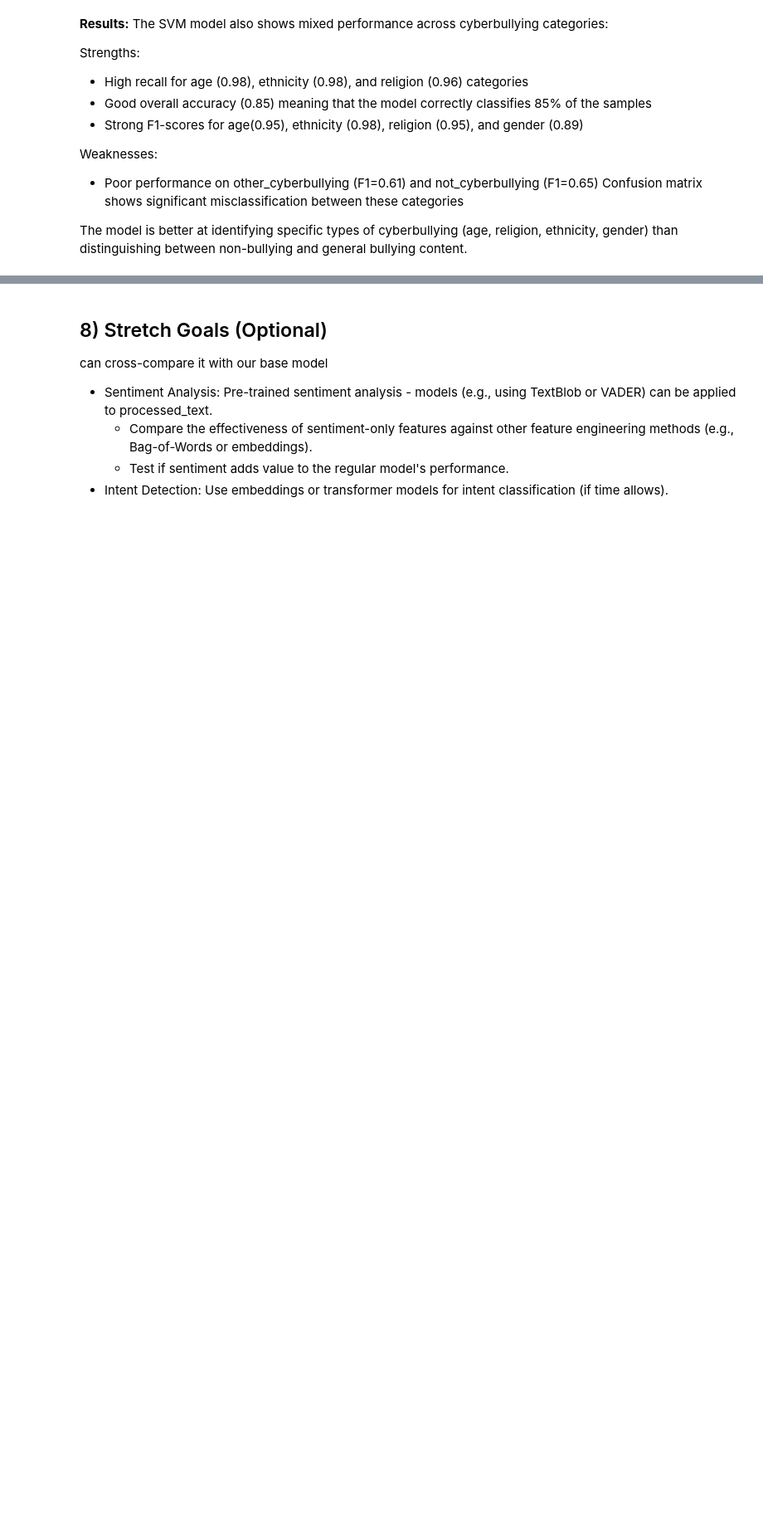
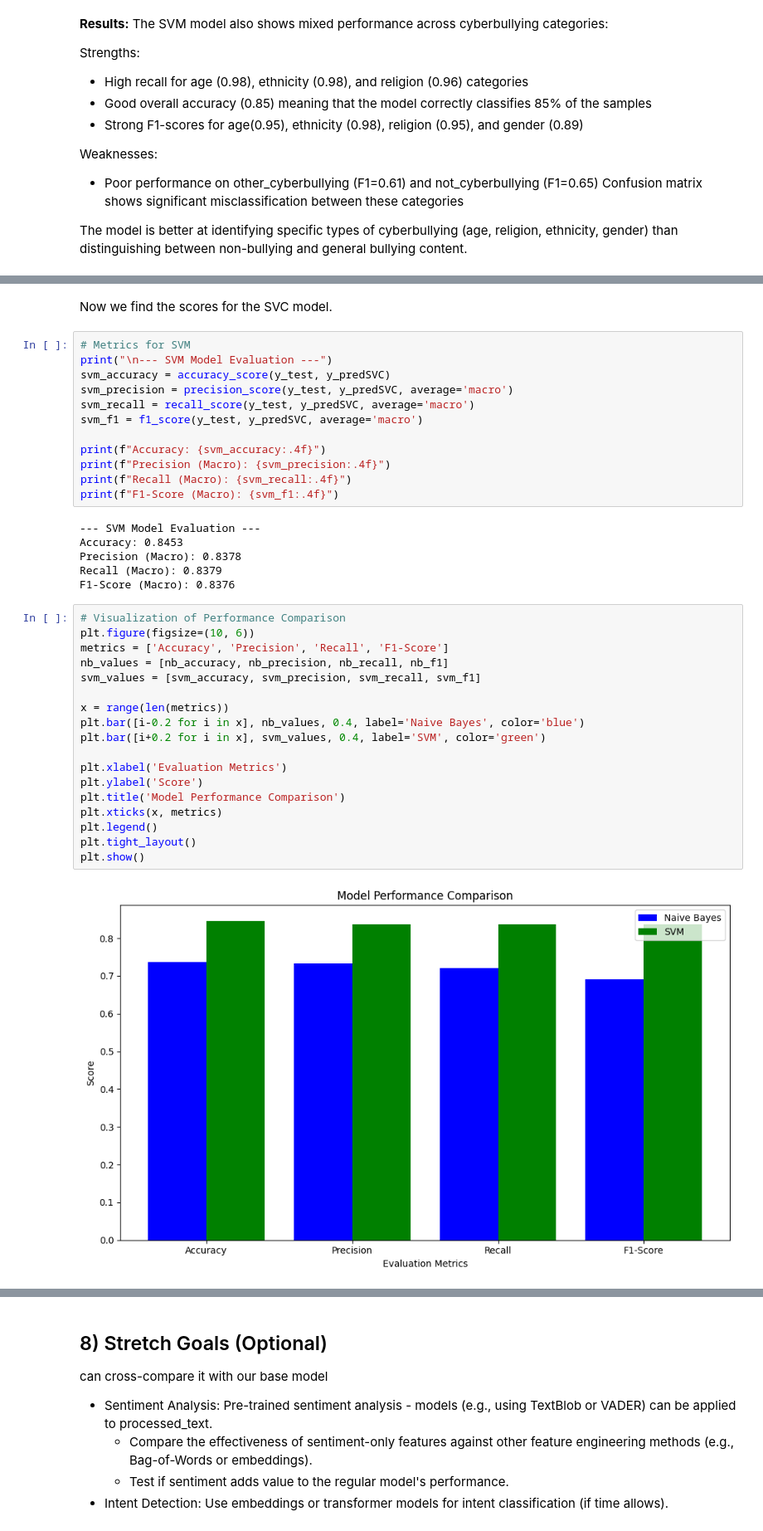
Before and after one commit to fmora22/cs412_project, a Jupyter notebook: cs412_project.ipynb, the cells around one changed output, grey strips where cells are left out. Shown at 83% size. Drawn from its saved outputs; the diff is of its cells as text; blank space fills up the shorter version.

```diff
--- a/cs412_project.ipynb
+++ b/cs412_project.ipynb
@@ -645,0 +681,40 @@ Confusion matrix for deeper insights.
+# %% [markdown]
+Now we find the scores for the SVC model.
+# %%
+# Metrics for SVM
+print("\n--- SVM Model Evaluation ---")
+svm_accuracy = accuracy_score(y_test, y_predSVC)
+svm_precision = precision_score(y_test, y_predSVC, average='macro')
+svm_recall = recall_score(y_test, y_predSVC, average='macro')
+svm_f1 = f1_score(y_test, y_predSVC, average='macro')
+
+print(f"Accuracy: {svm_accuracy:.4f}")
+print(f"Precision (Macro): {svm_precision:.4f}")
+print(f"Recall (Macro): {svm_recall:.4f}")
+print(f"F1-Score (Macro): {svm_f1:.4f}")
+# %% [output]
+--- SVM Model Evaluation ---
+Accuracy: 0.8453
+Precision (Macro): 0.8378
+Recall (Macro): 0.8379
+F1-Score (Macro): 0.8376
+# %%
+# Visualization of Performance Comparison
+plt.figure(figsize=(10, 6))
+metrics = ['Accuracy', 'Precision', 'Recall', 'F1-Score']
+nb_values = [nb_accuracy, nb_precision, nb_recall, nb_f1]
+svm_values = [svm_accuracy, svm_precision, svm_recall, svm_f1]
+
+x = range(len(metrics))
+plt.bar([i-0.2 for i in x], nb_values, 0.4, label='Naive Bayes', color='blue')
+plt.bar([i+0.2 for i in x], svm_values, 0.4, label='SVM', color='green')
+
+plt.xlabel('Evaluation Metrics')
+plt.ylabel('Score')
+plt.title('Model Performance Comparison')
+plt.xticks(x, metrics)
+plt.legend()
+plt.tight_layout()
+plt.show()
+# %% [output]
+[figure, added]
```
Also changed, not shown: parts of 16 cells of this notebook, 1 other file.
